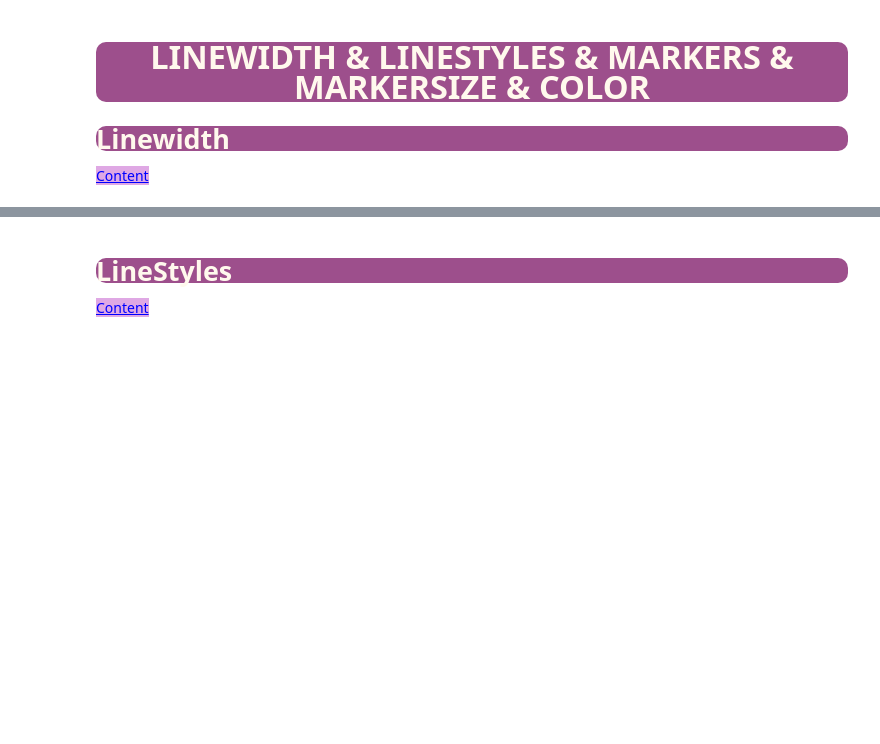
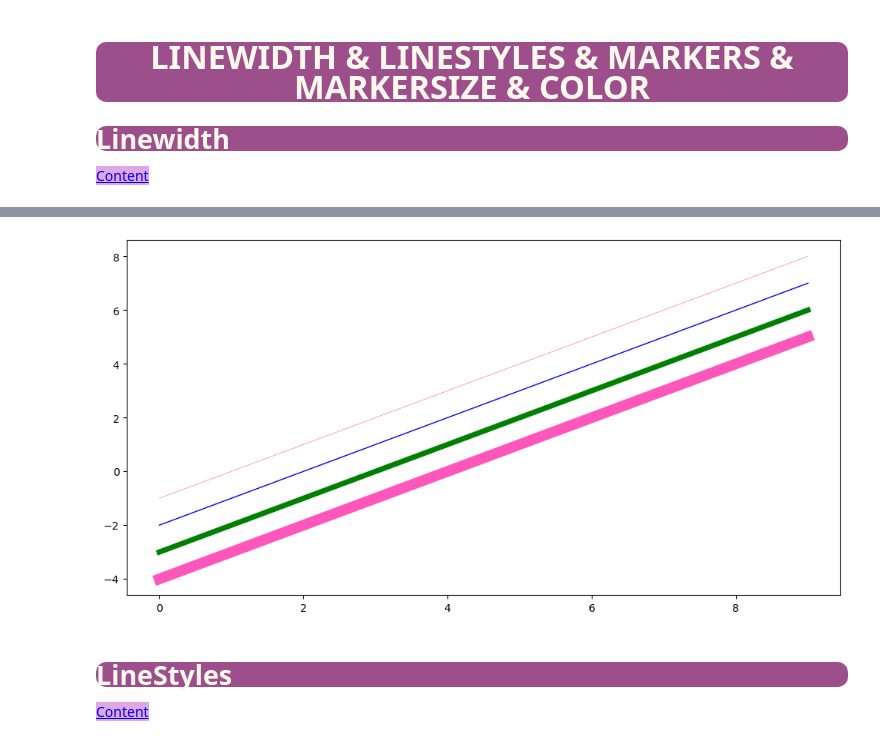
Before and after one commit to SabahattinCag/DataVisualization, a Jupyter notebook: Lecture_Notes/DVwPy_S01_Matplotlib_Part01.ipynb, the cells around one changed output, grey strips where cells are left out. Cells and saved outputs as stored; diff of their text form; code cells hidden in the pictures; blank space fills up the shorter version.

```diff
--- a/Lecture_Notes/DVwPy_S01_Matplotlib_Part01.ipynb
+++ b/Lecture_Notes/DVwPy_S01_Matplotlib_Part01.ipynb
@@ -1226,3 +1259,12 @@ style="color:blue; background-color:#dfa8e4" data-toggle="popover">Content</a>
+# %%
+fig, ax = plt.subplots(figsize=(12,6))
+
+ax.plot(x, x-1, "r", lw=0.25)
+ax.plot(x, x-2, "b", lw=1)
+ax.plot(x, x-3, c="green", linewidth=5)
+ax.plot(x, x-4, color="#ff56bc", lw=10);
+# %% [output]
+[figure, added]
 # %% [markdown]
 ### <p style="background-color:#9d4f8c; font-family:newtimeroman; color:#FFF9ED; font-size:150%; text-align:LEFT; border-radius:10px 10px;">LineStyles</p>
 
```
Also changed, not shown: parts of 41 cells of this notebook, 1 other file.
